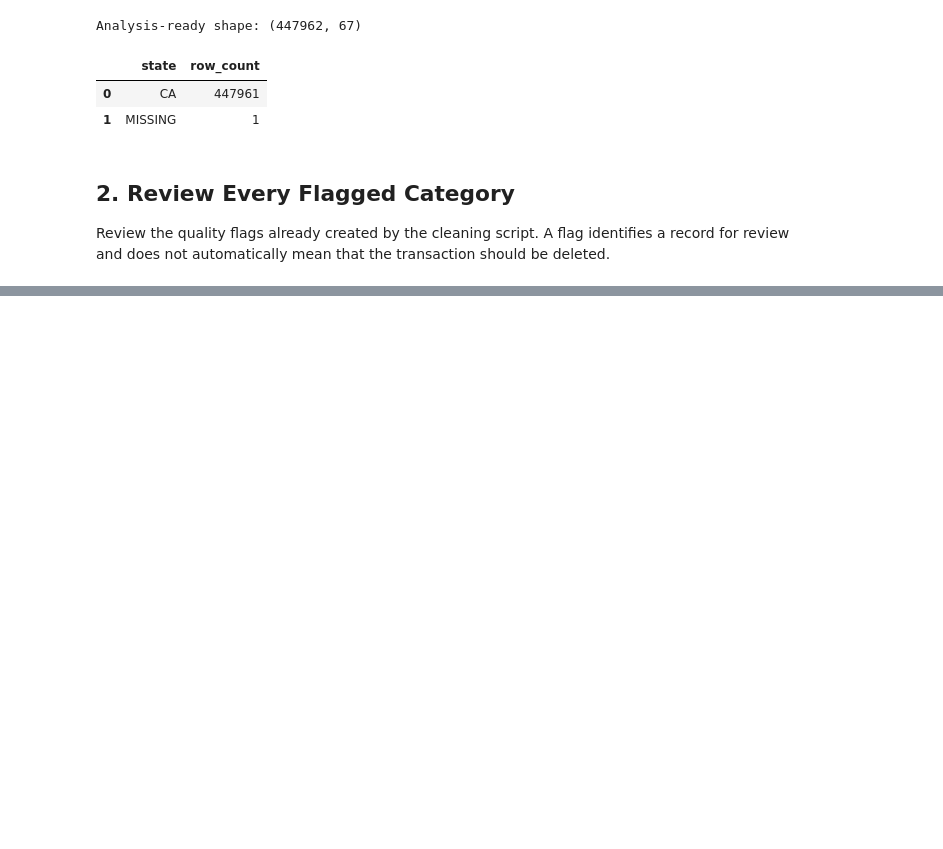
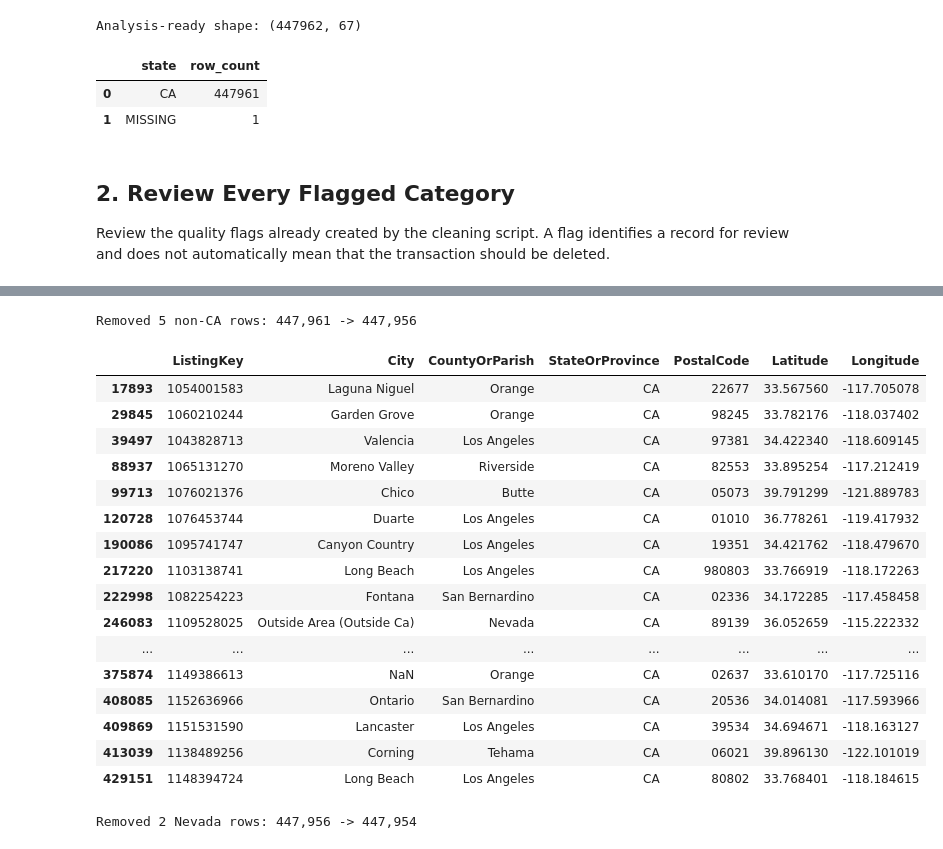
Before and after one commit to DorisTheChef/real-estate-dashboard-project, a Jupyter notebook: notebooks/week4_5_flagged_rows_investigation.ipynb, the cells around one changed output, grey strips where cells are left out. Saved outputs shown, nothing was run; the diff lists cells and outputs as text; code cells hidden in the pictures; blank space fills up the shorter version.

```diff
--- a/notebooks/week4_5_flagged_rows_investigation.ipynb
+++ b/notebooks/week4_5_flagged_rows_investigation.ipynb
@@ -202,0 +437,72 @@ Investigation dataset shape: (447962, 67)
+# %%
+# Remove the rows confirmed to be outside California: zip code and
+# coordinates agree on the same non-CA location (4 Ensenada MX,
+# 1 Prescott AZ, 1 Las Vegas NV). The uncertain Palmdale row is kept.
+truly_outside_ca_keys = [
+    1093448041,  # Ensenada, Mexico
+    1093445263,  # Ensenada, Mexico
+    1099893565,  # Ensenada, Mexico
+    1092500840,  # Ensenada, Mexico
+    1123830005,  # Prescott Valley, AZ
+]
+delete_mask = investigation["ListingKey"].isin(truly_outside_ca_keys)
+rows_before = len(investigation)
+investigation = investigation.loc[~delete_mask].copy()
+print(f"Removed {rows_before - len(investigation)} non-CA rows: {rows_before:,} -> {len(investigation):,}")
+# %% [output]
+Removed 5 non-CA rows: 447,961 -> 447,956
+# %%
+# --- Step 4: if some rows have out-of-CA labels, similar rows may exist
+# --- elsewhere in the dataset with coordinates that happen to pass the
+# --- loose bounding box (it covers slivers of NV and AZ). Sweep the whole
+# --- dataset for the same suspicious City/County labels and non-CA zips.
+suspicious_labels = (
+    investigation["CountyOrParish"].isin(["Foreign Country", "Other State"])
+    | investigation["City"].astype("string").str.contains(
+        "Outside Ca|Outside U.S", na=False, regex=True
+    )
+)
+display(
+    investigation.loc[
+        suspicious_labels | (investigation["Latitude"].notna() & ~ca_zip),
+        ["ListingKey", "City", "CountyOrParish", "StateOrProvince",
+         "PostalCode", "Latitude", "Longitude"],
+    ]
+)
+# The sweep surfaces one more row the bounding box missed: zip 89139 with
+# coordinates in Las Vegas, NV — the bbox includes a sliver of Nevada.
+# %% [output]
+|  | ListingKey | City | CountyOrParish | StateOrProvince | PostalCode | Latitude | Longitude |
+| 17893 | 1054001583 | Laguna Niguel | Orange | CA | 22677 | 33.567560 | -117.705078 |
+| 29845 | 1060210244 | Garden Grove | Orange | CA | 98245 | 33.782176 | -118.037402 |
+| 39497 | 1043828713 | Valencia | Los Angeles | CA | 97381 | 34.422340 | -118.609145 |
+| 88937 | 1065131270 | Moreno Valley | Riverside | CA | 82553 | 33.895254 | -117.212419 |
+| 99713 | 1076021376 | Chico | Butte | CA | 05073 | 39.791299 | -121.889783 |
+| 120728 | 1076453744 | Duarte | Los Angeles | CA | 01010 | 36.778261 | -119.417932 |
+| 190086 | 1095741747 | Canyon Country | Los Angeles | CA | 19351 | 34.421762 | -118.479670 |
+| 217220 | 1103138741 | Long Beach | Los Angeles | CA | 980803 | 33.766919 | -118.172263 |
+| 222998 | 1082254223 | Fontana | San Bernardino | CA | 02336 | 34.172285 | -117.458458 |
+| 246083 | 1109528025 | Outside Area (Outside Ca) | Nevada | CA | 89139 | 36.052659 | -115.222332 |
+| ... | ... | ... | ... | ... | ... | ... | ... |
+| 375874 | 1149386613 | NaN | Orange | CA | 02637 | 33.610170 | -117.725116 |
+| 408085 | 1152636966 | Ontario | San Bernardino | CA | 20536 | 34.014081 | -117.593966 |
+| 409869 | 1151531590 | Lancaster | Los Angeles | CA | 39534 | 34.694671 | -118.163127 |
+| 413039 | 1138489256 | Corning | Tehama | CA | 06021 | 39.896130 | -122.101019 |
+| 429151 | 1148394724 | Long Beach | Los Angeles | CA | 80802 | 33.768401 | -118.184615 |
+# %%
+# The sweep surfaces TWO non-CA properties whose coordinates sit inside the
+# loose bounding box: Las Vegas and Henderson, NV. City, county, zip, and
+# coordinates all agree on Nevada for both. All other swept rows are CA
+# homes with corrupted zip codes (mostly a wrong first digit of 9xxxx),
+# confirmed by consistent CA city/county/coordinates — they are kept.
+nevada_keys = [
+    1109528025,  # Las Vegas, NV — zip 89139, coords (36.05, -115.22)
+    1146057687,  # Henderson, NV — County Clark, zip 89011, coords (36.08, -115.02)
+]
+nevada_mask = investigation["ListingKey"].isin(nevada_keys)
+rows_before = len(investigation)
+investigation = investigation.loc[~nevada_mask].copy()
+print(f"Removed {rows_before - len(investigation)} Nevada rows: "
+      f"{rows_before:,} -> {len(investigation):,}")
+# %% [output]
+Removed 2 Nevada rows: 447,956 -> 447,954
```
Also changed, not shown: parts of 38 cells of this notebook, 1 other file.
